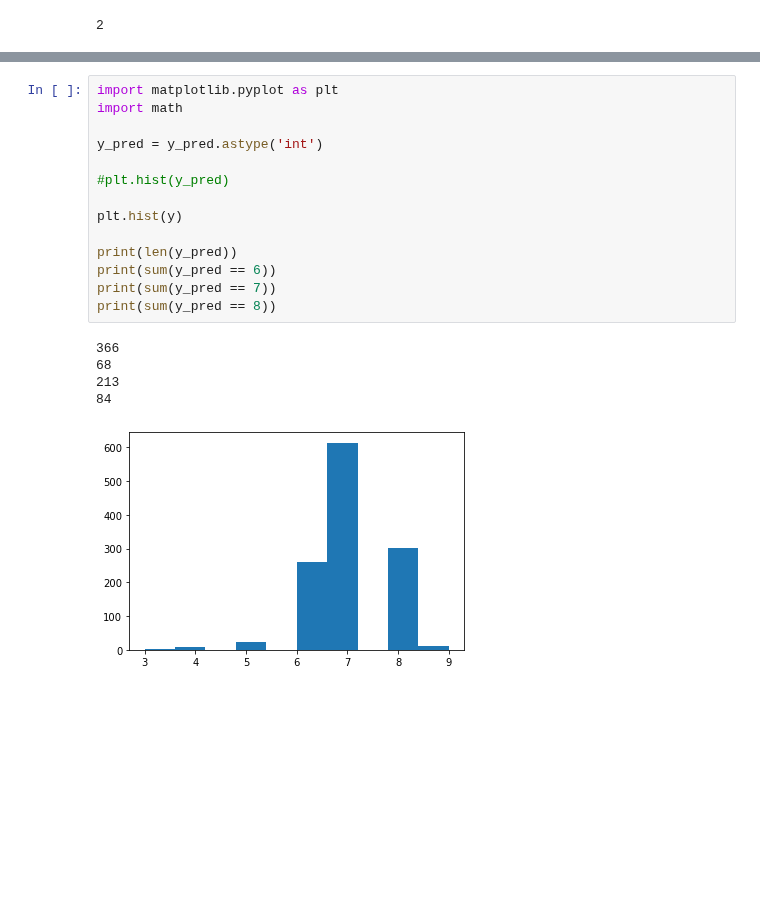
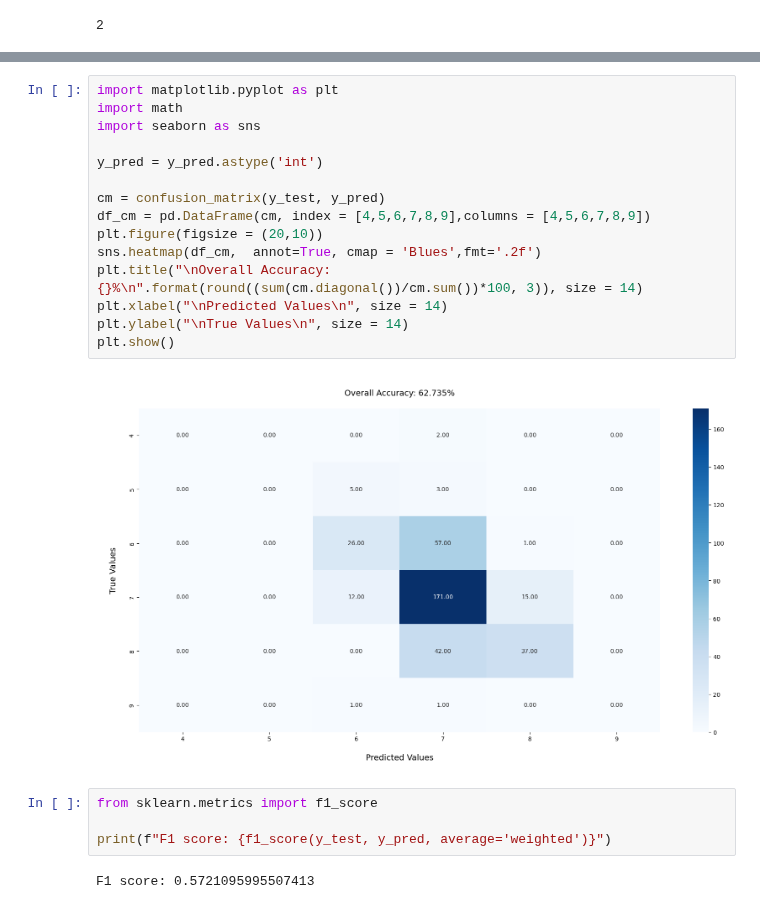
Before and after one commit to moosmiddelkoop/DMT-1, a Jupyter notebook: random_forest.ipynb, the cells around one changed output, grey strips where cells are left out. Saved outputs shown, nothing was run; the diff lists cells and outputs as text; blank space fills up the shorter version.

```diff
--- a/random_forest.ipynb
+++ b/random_forest.ipynb
@@ -70,20 +75,23 @@ Numer of trees: 100
-# %%
-import matplotlib.pyplot as plt
-import math
-
-y_pred = y_pred.astype('int')
-
-#plt.hist(y_pred)
-
-plt.hist(y)
-
-print(len(y_pred))
-print(sum(y_pred == 6))
-print(sum(y_pred == 7))
-print(sum(y_pred == 8))
-# %% [output]
-366
-68
-213
-84
-[figure, removed]
+# %%
+import matplotlib.pyplot as plt
+import math
+import seaborn as sns
+
+y_pred = y_pred.astype('int')
+
+cm = confusion_matrix(y_test, y_pred)
+df_cm = pd.DataFrame(cm, index = [4,5,6,7,8,9],columns = [4,5,6,7,8,9])
+plt.figure(figsize = (20,10))
+sns.heatmap(df_cm,  annot=True, cmap = 'Blues',fmt='.2f')
+plt.title("\nOverall Accuracy: {}%\n".format(round((sum(cm.diagonal())/cm.sum())*100, 3)), size = 14)
+plt.xlabel("\nPredicted Values\n", size = 14)
+plt.ylabel("\nTrue Values\n", size = 14)
+plt.show()
+# %% [output]
+[figure, added]
+# %%
+from sklearn.metrics import f1_score
+
+print(f"F1 score: {f1_score(y_test, y_pred, average='weighted')}")
+# %% [output]
+F1 score: 0.5721095995507413
```
Also changed, not shown: parts of 1 cell of this notebook, 1 other file.
